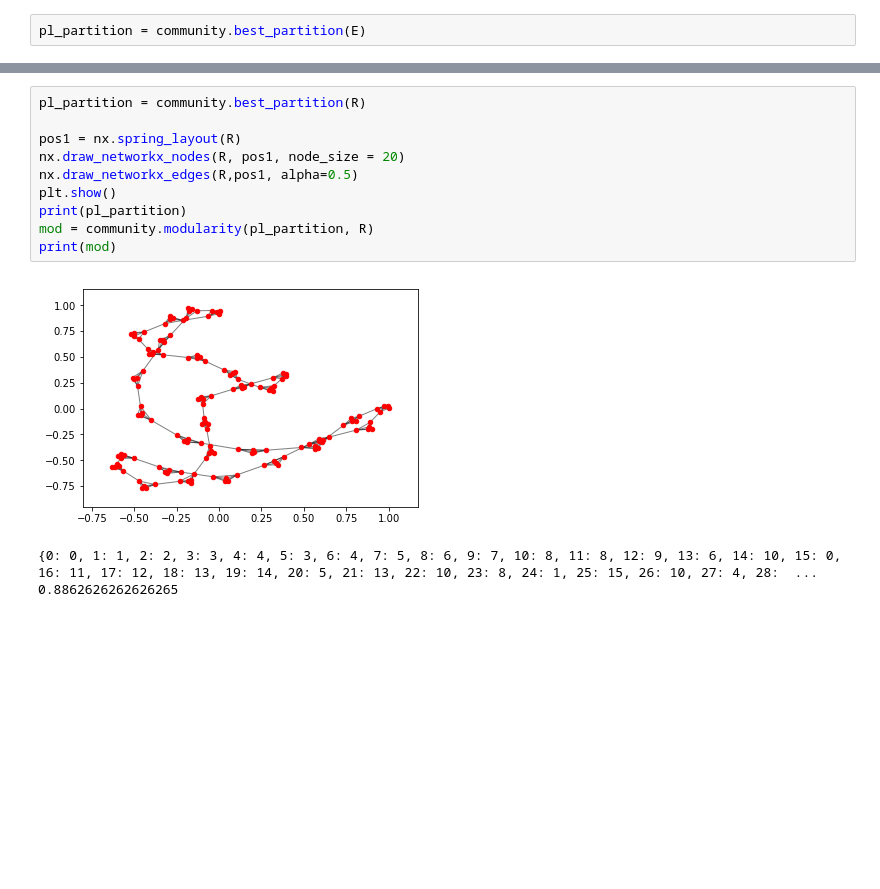
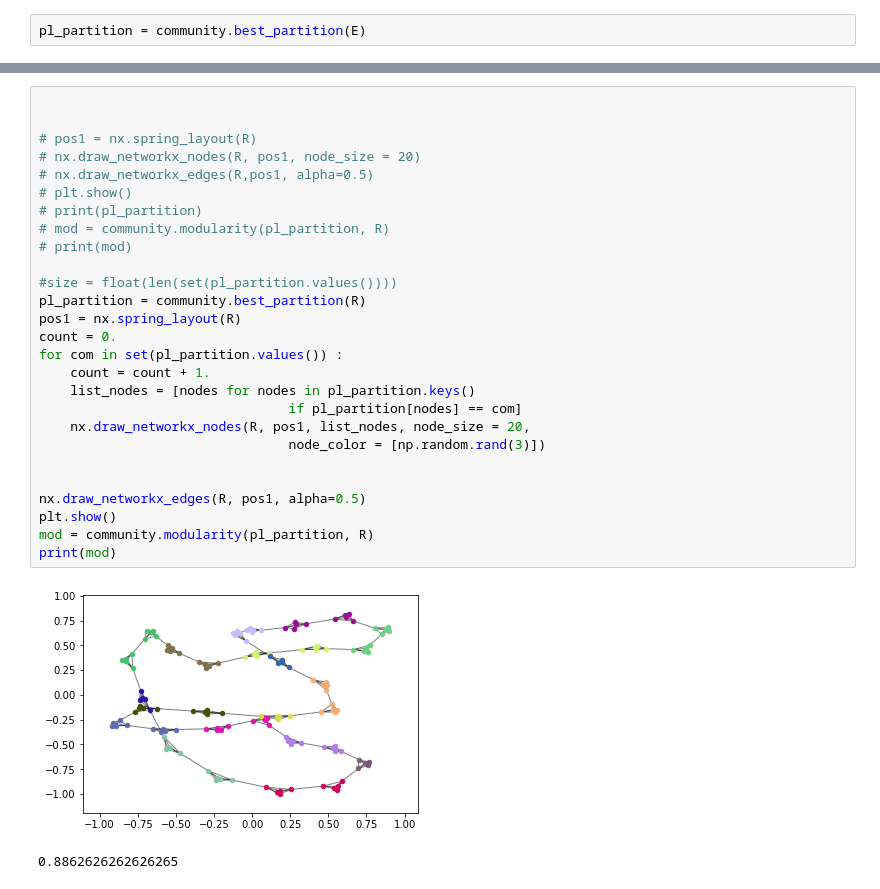
Before and after one commit to mzemlyanikin/hse-clustering, a Jupyter notebook: louvain-test.ipynb, the cells around one changed output, grey strips where cells are left out. Drawn from its saved outputs; the diff is of its cells as text; blank space fills up the shorter version.

```diff
--- a/louvain-test.ipynb
+++ b/louvain-test.ipynb
@@ -158,14 +153,30 @@ print(R.edges)
-# %%
-pl_partition = community.best_partition(R)
-
-pos1 = nx.spring_layout(R)
-nx.draw_networkx_nodes(R, pos1, node_size = 20)
-nx.draw_networkx_edges(R,pos1, alpha=0.5)
-plt.show()
-print(pl_partition)
-mod = community.modularity(pl_partition, R)
-print(mod)
-# %% [output]
-[figure, removed]
-{0: 0, 1: 1, 2: 2, 3: 3, 4: 4, 5: 3, 6: 4, 7: 5, 8: 6, 9: 7, 10: 8, 11: 8, 12: 9, 13: 6, 14: 10, 15: 0, 16: 11, 17: 12, 18: 13, 19: 14, 20: 5, 21: 13, 22: 10, 23: 8, 24: 1, 25: 15, 26: 10, 27: 4, 28:  ...
-0.8862626262626265
+# %%
+
+
+# pos1 = nx.spring_layout(R)
+# nx.draw_networkx_nodes(R, pos1, node_size = 20)
+# nx.draw_networkx_edges(R,pos1, alpha=0.5)
+# plt.show()
+# print(pl_partition)
+# mod = community.modularity(pl_partition, R)
+# print(mod)
+
+#size = float(len(set(pl_partition.values())))
+pl_partition = community.best_partition(R)
+pos1 = nx.spring_layout(R)
+count = 0.
+for com in set(pl_partition.values()) :
+    count = count + 1.
+    list_nodes = [nodes for nodes in pl_partition.keys()
+                                if pl_partition[nodes] == com]
+    nx.draw_networkx_nodes(R, pos1, list_nodes, node_size = 20,
+                                node_color = [np.random.rand(3)])
+
+
+nx.draw_networkx_edges(R, pos1, alpha=0.5)
+plt.show()
+mod = community.modularity(pl_partition, R)
+print(mod)
+# %% [output]
+[figure, added]
+0.8862626262626265
```
Also changed, not shown: parts of 27 cells of this notebook.
